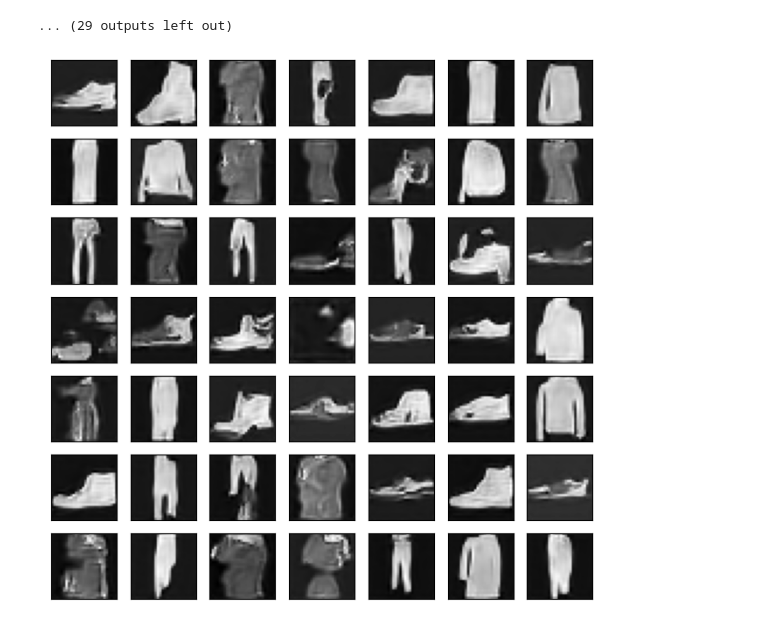
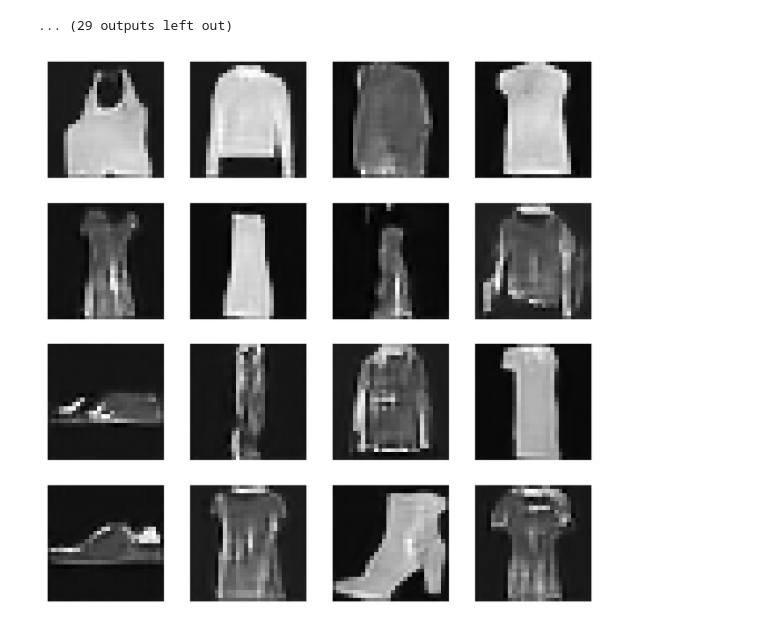
Before and after one commit to intsystems/2023-Project-124, a Jupyter notebook: code/DDGAN.ipynb, the cells around one changed output. Saved outputs shown, nothing was run; the diff lists cells and outputs as text; code cells hidden in the pictures.

```diff
--- a/code/DDGAN.ipynb
+++ b/code/DDGAN.ipynb
@@ -218,13 +218,13 @@ print()
 # %%
 best_model.eval()
 generated = generate_new_images(
         best_model,
-        n_samples=49,
+        n_samples=16,
         n_steps=10
     )
 show_images(generated, save_path=None)
 # %% [output]
-[figure, old version]
+[figure, new version]
 # %%
 # fake samples
 n_samples=50000
```
Also changed, not shown: parts of 2 cells of this notebook, 28 other files.
